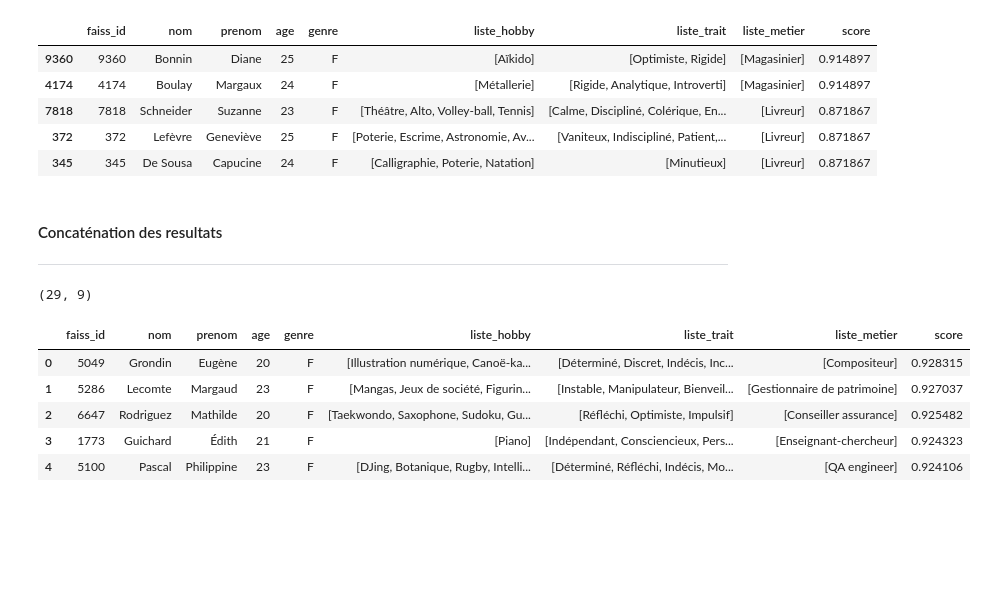
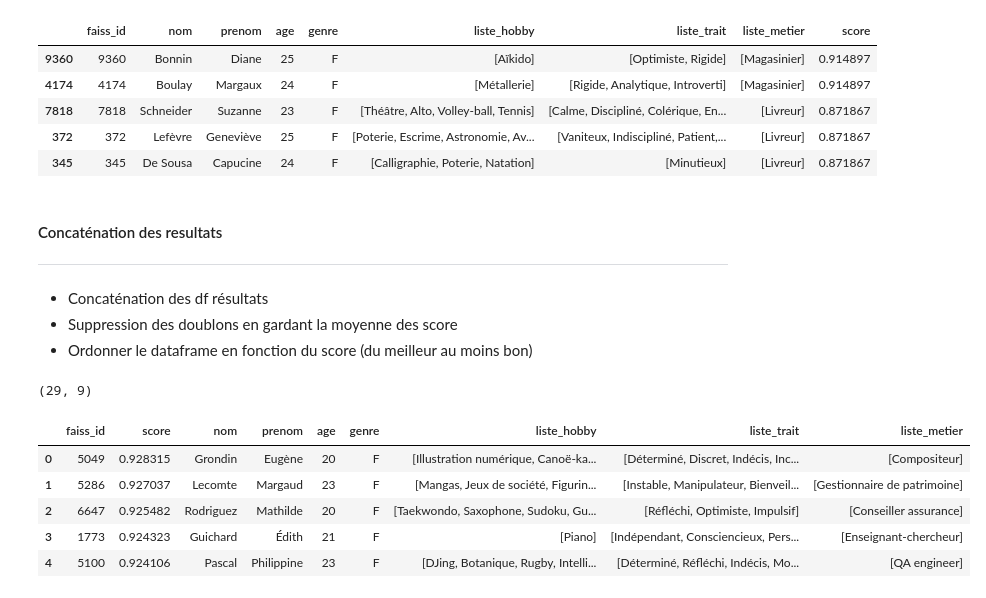
Before and after one commit to Yann-Fournier/YLove-M1, a Jupyter notebook: Modèle/modèle_Faiss.ipynb, the cells around one changed output. Drawn from its saved outputs; the diff is of its cells as text; code cells hidden in the pictures; blank space fills up the shorter version.

Commit message:
modification de la créeation du dataframe final

```diff
--- a/Modèle/modèle_Faiss.ipynb
+++ b/Modèle/modèle_Faiss.ipynb
@@ -283,17 +283,32 @@ res_metier.head()
 # %% [markdown]
 #### Concaténation des resultats
 ---
+- Concaténation des df résultats
+- Suppression des doublons en gardant la moyenne des score
+- Ordonner le dataframe en fonction du score (du meilleur au moins bon)
-# %%
-df_resultats_final = pd.concat([res_hobby, res_traits, res_metier], axis=0, ignore_index=True)
-df_resultats_final.drop_duplicates(subset=["faiss_id"], keep="first", inplace=True)
-df_resultats_final = df_resultats_final.sort_values(by="score", ascending=False).reset_index(drop=True)
-print(df_resultats_final.shape)
-df_resultats_final.head()
-# %% [output]
-(29, 9)
-|  | faiss_id | nom | prenom | age | genre | liste_hobby | liste_trait | liste_metier | score |
-| 0 | 5049 | Grondin | Eugène | 20 | F | [Illustration numérique, Canoë-ka... | [Déterminé, Discret, Indécis, Inc... | [Compositeur] | 0.928315 |
-| 1 | 5286 | Lecomte | Margaud | 23 | F | [Mangas, Jeux de société, Figurin... | [Instable, Manipulateur, Bienveil... | [Gestionnaire de patrimoine] | 0.927037 |
-| 2 | 6647 | Rodriguez | Mathilde | 20 | F | [Taekwondo, Saxophone, Sudoku, Gu... | [Réfléchi, Optimiste, Impulsif] | [Conseiller assurance] | 0.925482 |
-| 3 | 1773 | Guichard | Édith | 21 | F | [Piano] | [Indépendant, Consciencieux, Pers... | [Enseignant-chercheur] | 0.924323 |
-| 4 | 5100 | Pascal | Philippine | 23 | F | [DJing, Botanique, Rugby, Intelli... | [Déterminé, Réfléchi, Indécis, Mo... | [QA engineer] | 0.924106 |
+# %%
+df_resultats_final = (
+  pd.concat([res_hobby, res_traits, res_metier], axis=0, ignore_index=True)
+      .groupby("faiss_id", as_index=False)
+      .agg({
+          "score": "mean",
+          "nom": "first",
+          "prenom": "first",
+          "age": "first",
+          "genre": "first",
+          "liste_hobby": "first",
+          "liste_trait": "first",
+          "liste_metier": "first"
+      })
+)
+df_resultats_final = df_resultats_final.sort_values(by="score", ascending=False).reset_index(drop=True)
+print(df_resultats_final.shape)
+df_resultats_final.head()
+# %% [output]
+(29, 9)
+|  | faiss_id | score | nom | prenom | age | genre | liste_hobby | liste_trait | liste_metier |
+| 0 | 5049 | 0.928315 | Grondin | Eugène | 20 | F | [Illustration numérique, Canoë-ka... | [Déterminé, Discret, Indécis, Inc... | [Compositeur] |
+| 1 | 5286 | 0.927037 | Lecomte | Margaud | 23 | F | [Mangas, Jeux de société, Figurin... | [Instable, Manipulateur, Bienveil... | [Gestionnaire de patrimoine] |
+| 2 | 6647 | 0.925482 | Rodriguez | Mathilde | 20 | F | [Taekwondo, Saxophone, Sudoku, Gu... | [Réfléchi, Optimiste, Impulsif] | [Conseiller assurance] |
+| 3 | 1773 | 0.924323 | Guichard | Édith | 21 | F | [Piano] | [Indépendant, Consciencieux, Pers... | [Enseignant-chercheur] |
+| 4 | 5100 | 0.924106 | Pascal | Philippine | 23 | F | [DJing, Botanique, Rugby, Intelli... | [Déterminé, Réfléchi, Indécis, Mo... | [QA engineer] |
```
